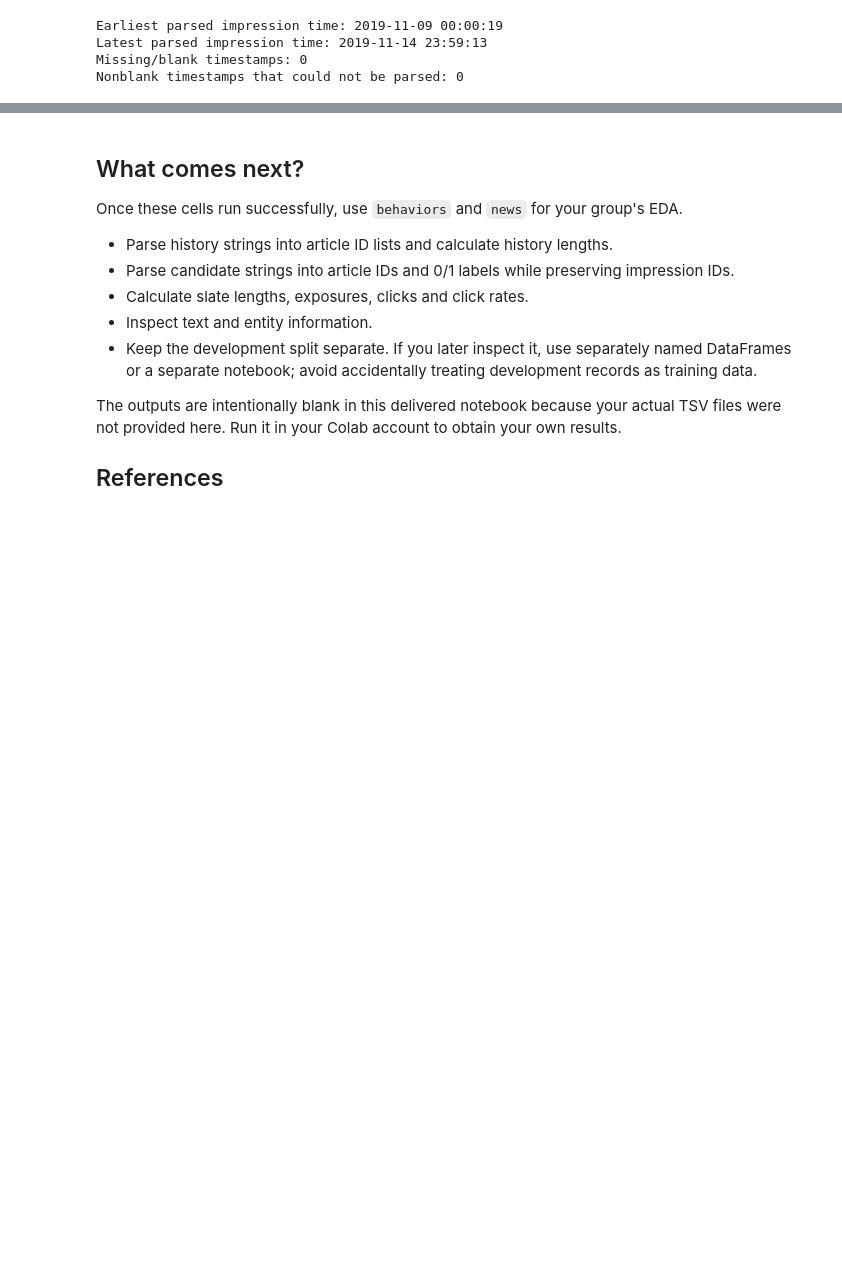
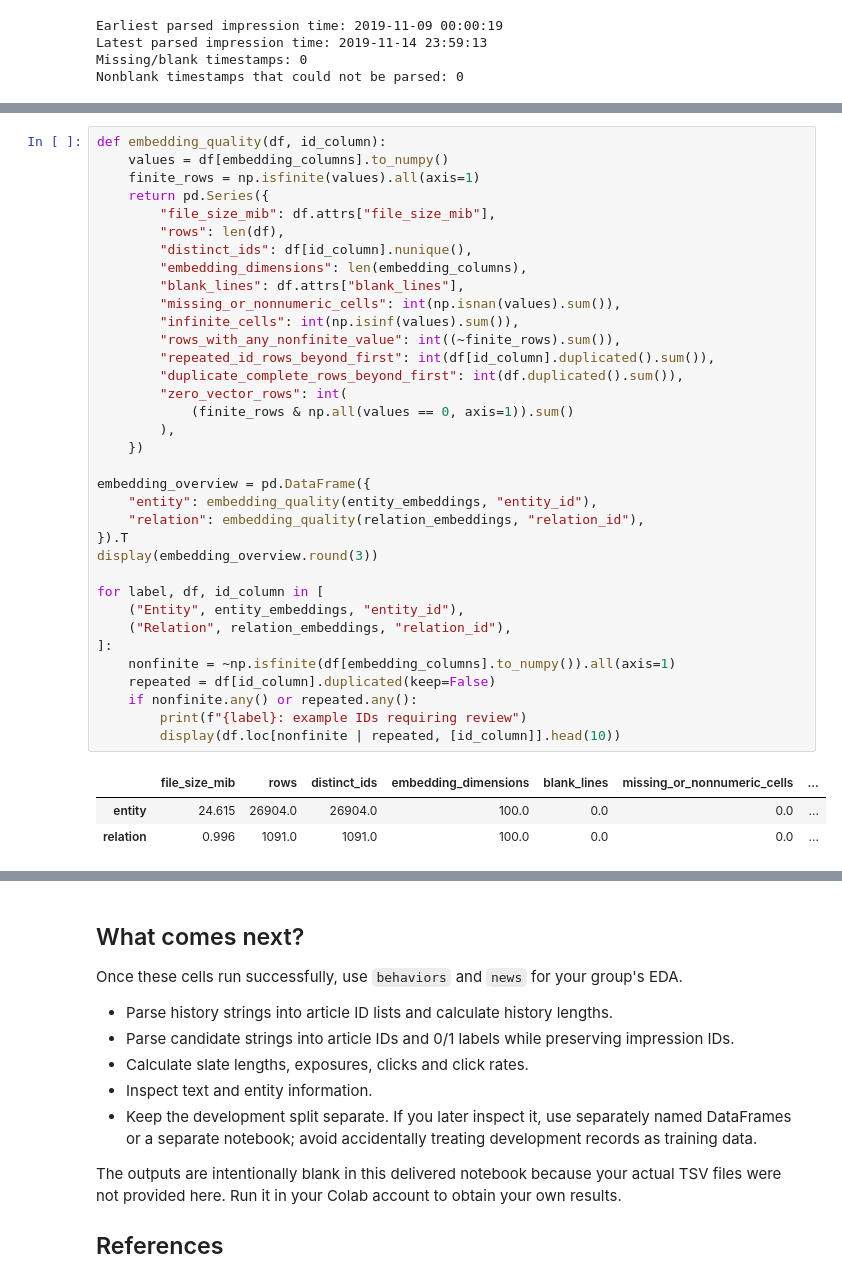
Before and after one commit to JariusF10-8/bt4222, a Jupyter notebook: notebooks/Dataset_Overview.ipynb, the cells around one changed output, grey strips where cells are left out. Drawn from its saved outputs; the diff is of its cells as text; blank space fills up the shorter version.

```diff
--- a/notebooks/Dataset_Overview.ipynb
+++ b/notebooks/Dataset_Overview.ipynb
@@ -294,0 +378,39 @@ Nonblank timestamps that could not be parsed: 0
+# %%
+def embedding_quality(df, id_column):
+    values = df[embedding_columns].to_numpy()
+    finite_rows = np.isfinite(values).all(axis=1)
+    return pd.Series({
+        "file_size_mib": df.attrs["file_size_mib"],
+        "rows": len(df),
+        "distinct_ids": df[id_column].nunique(),
+        "embedding_dimensions": len(embedding_columns),
+        "blank_lines": df.attrs["blank_lines"],
+        "missing_or_nonnumeric_cells": int(np.isnan(values).sum()),
+        "infinite_cells": int(np.isinf(values).sum()),
+        "rows_with_any_nonfinite_value": int((~finite_rows).sum()),
+        "repeated_id_rows_beyond_first": int(df[id_column].duplicated().sum()),
+        "duplicate_complete_rows_beyond_first": int(df.duplicated().sum()),
+        "zero_vector_rows": int(
+            (finite_rows & np.all(values == 0, axis=1)).sum()
+        ),
+    })
+
+embedding_overview = pd.DataFrame({
+    "entity": embedding_quality(entity_embeddings, "entity_id"),
+    "relation": embedding_quality(relation_embeddings, "relation_id"),
+}).T
+display(embedding_overview.round(3))
+
+for label, df, id_column in [
+    ("Entity", entity_embeddings, "entity_id"),
+    ("Relation", relation_embeddings, "relation_id"),
+]:
+    nonfinite = ~np.isfinite(df[embedding_columns].to_numpy()).all(axis=1)
+    repeated = df[id_column].duplicated(keep=False)
+    if nonfinite.any() or repeated.any():
+        print(f"{label}: example IDs requiring review")
+        display(df.loc[nonfinite | repeated, [id_column]].head(10))
+# %% [output]
+|  | file_size_mib | rows | distinct_ids | embedding_dimensions | blank_lines | missing_or_nonnumeric_cells | ... |
+| entity | 24.615 | 26904.0 | 26904.0 | 100.0 | 0.0 | 0.0 | ... |
+| relation | 0.996 | 1091.0 | 1091.0 | 100.0 | 0.0 | 0.0 | ... |
```
Also changed, not shown: parts of 13 cells of this notebook.
